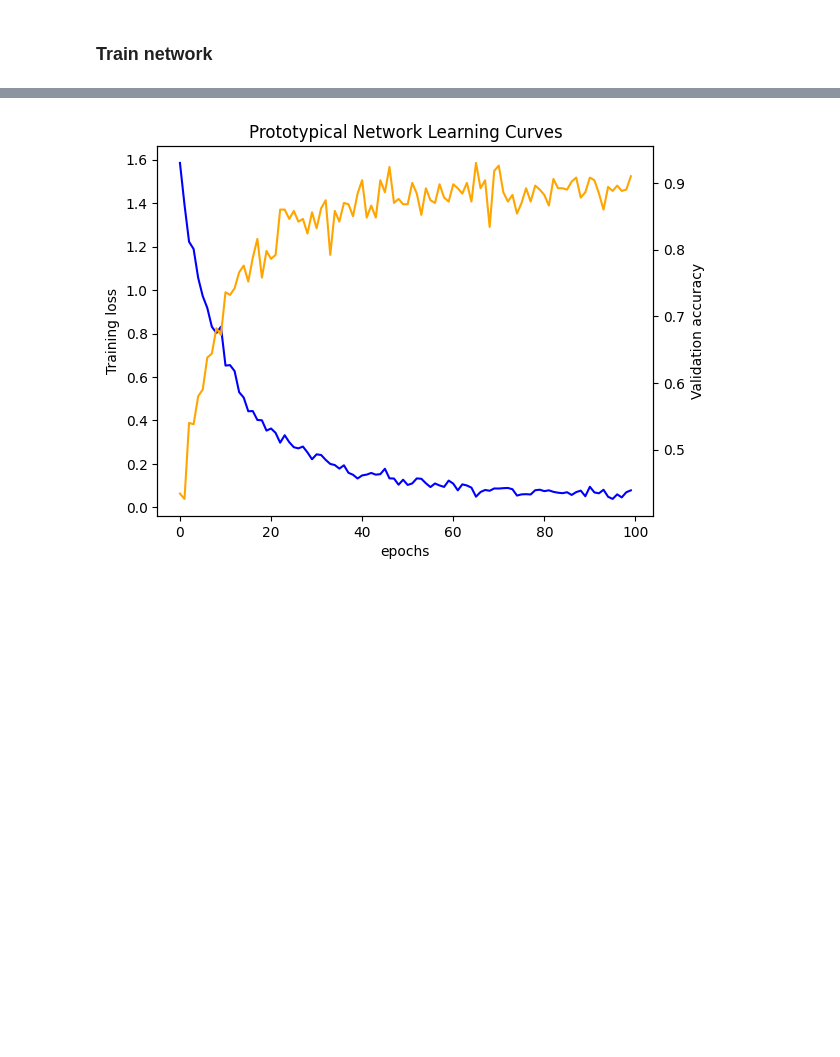
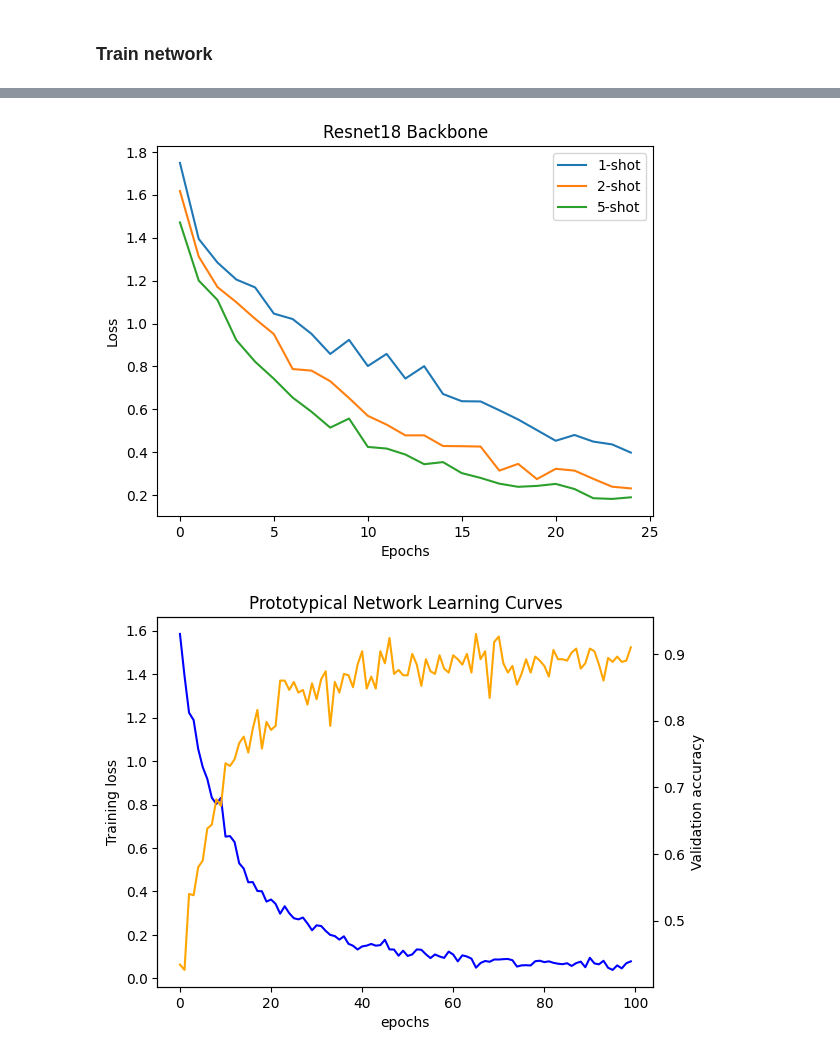
Before and after one commit to jwells52/creating-ai-enabled-systems, a Jupyter notebook: Research Project/notebooks/FSL_training.ipynb, the cells around one changed output, grey strips where cells are left out. Cells and saved outputs as stored; diff of their text form; code cells hidden in the pictures; blank space fills up the shorter version.

```diff
--- a/Research Project/notebooks/FSL_training.ipynb
+++ b/Research Project/notebooks/FSL_training.ipynb
@@ -181,3 +274,13 @@ train_losses, valid_accs = train_fsl(
+# %%
+fsl_plots(
+    train_loss_dict,
+    title='Resnet18 Backbone',
+    ylabel='Loss',
+    save_plot=True,
+    save_path='/content/drive/MyDrive/Research-Project/resnet18_shots_experiment_train_loss.png'
+  )
+# %% [output]
+[figure, added]
 # %%
 fig,ax = plt.subplots()
 
```
Also changed, not shown: parts of 14 cells of this notebook.
